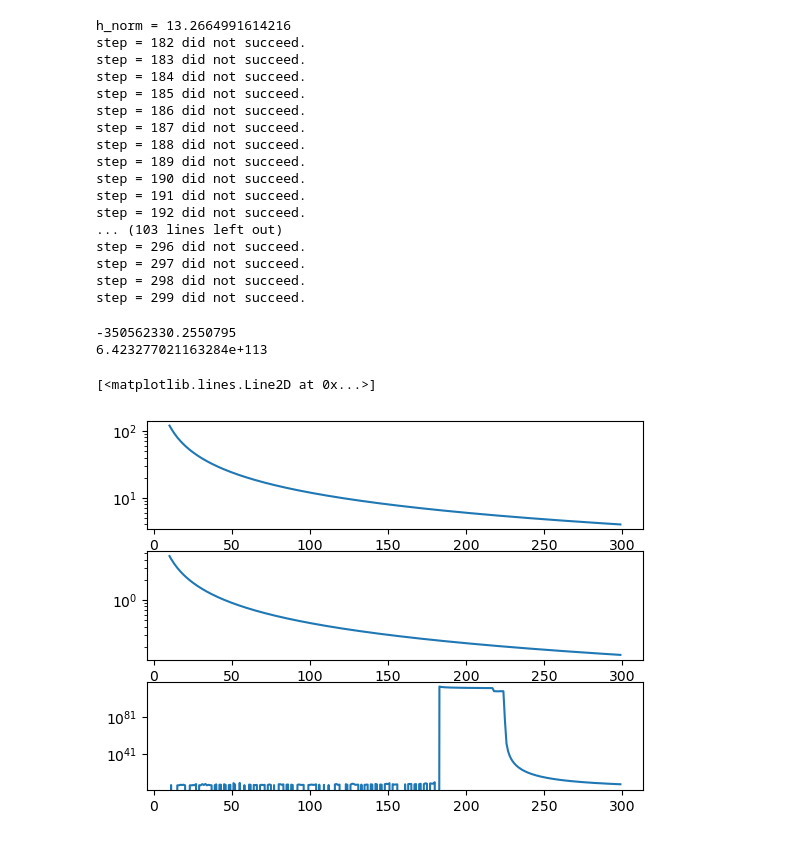
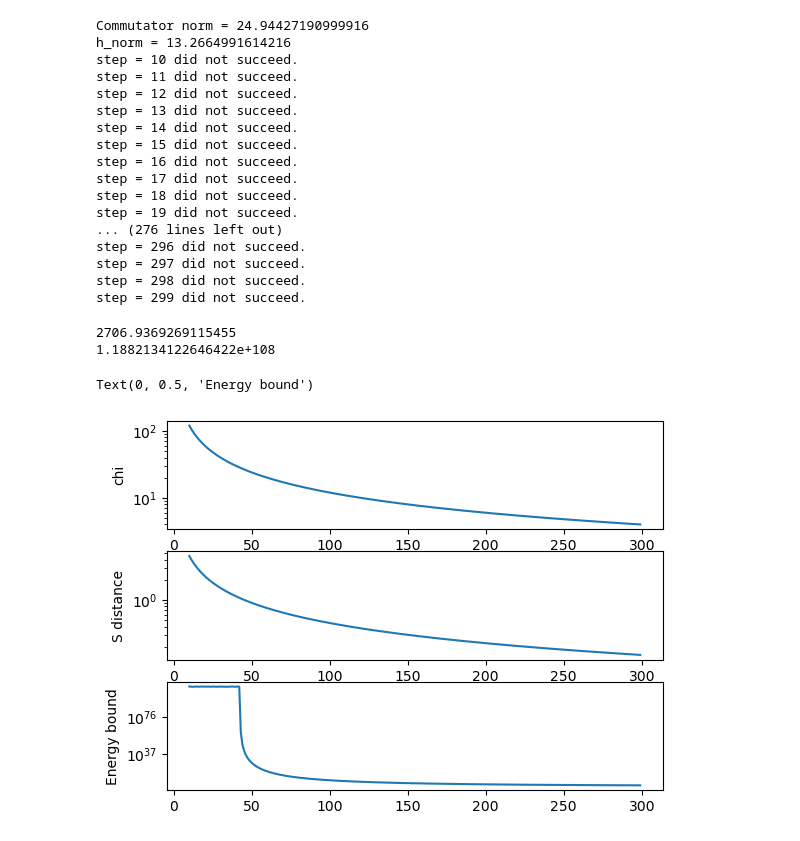
Before and after one commit to rmlarose/compare-vkp, a Jupyter notebook: hubbard_bound.ipynb, the cells around one changed output. Drawn from its saved outputs; the diff is of its cells as text; code cells hidden in the pictures.

Commit message:
Added penalty for negative values of the bound.

```diff
--- a/hubbard_bound.ipynb
+++ b/hubbard_bound.ipynb
@@ -69,6 +69,7 @@ ham_cirq = of.transforms.qubit_operator_to_pauli_sum(ham)
 groups = [[p] for p in ham_cirq]
 groups_of = to_groups_of(groups)
 comm_norm = first_order_comm_norm(groups_of, nq)
+print(f"Commutator norm = {comm_norm}")
 h_norm = norm(of.linalg.get_sparse_operator(ham))
 print(f"h_norm = {h_norm}")
 
@@ -89,12 +90,18 @@ for step in steps:
     chis.append(chi)
     eps = s_distance
     zeta = 2.0 * d * (eps + s_distance)
-    gamma0_p = gamma0 - 2 * eps - 2.0 * s_distance
-    big_deltap = big_delta - chi / gamma0_p
+    # gamma0_p = gamma0 - 2 * eps - 2.0 * s_distance
+    gamma0_p = gamma0
+    # big_deltap = big_delta - chi / gamma0_p
+    big_deltap = big_delta
 
     def bound_callback(v):
         """Evaluates bound for v=(delta, deltap)"""
-        return bound(d, chi, zeta, gamma0_p, h_norm, v[0], v[1], big_deltap)
+        trial_bound = bound(d, chi, zeta, gamma0_p, h_norm, v[0], v[1], big_deltap)
+        if trial_bound > 0:
+            return trial_bound
+        else:
+            return -trial_bound * 1e15
 
     def delta_constraint(v):
         if big_deltap > 0.0:
@@ -102,10 +109,11 @@ for step in steps:
         else:
             return big_delta - v[1]
 
-    if big_deltap > 0:
-        v0 = np.array([big_deltap / 2, big_deltap])
-    else:
-        v0 = np.array([big_delta / 2, big_delta])
+    # if big_deltap > 0:
+    #     v0 = np.array([big_deltap / 2, big_deltap])
+    # else:
+    #     v0 = np.array([big_delta / 2, big_delta])
+    v0 = np.array([big_delta, big_delta + chi / gamma0_p - 0.01])
     result = minimize(
         bound_callback,
         v0,
@@ -119,21 +127,26 @@ for step in steps:
     )
     if not result.success:
         print(f"step = {step} did not succeed.")
-    bounds.append(result.fun)
+    min_bound = result.fun
+    # if min_bound < bound_callback(v0):
+    #     bounds.append(min_bound)
+    # else:
+    #     bounds.append(bound_callback(v0))
+    bounds.append(min_bound)
 # %% [output]
+Commutator norm = 24.94427190999916
 h_norm = 13.2664991614216
-step = 182 did not succeed.
-step = 183 did not succeed.
-step = 184 did not succeed.
-step = 185 did not succeed.
-step = 186 did not succeed.
-step = 187 did not succeed.
-step = 188 did not succeed.
-step = 189 did not succeed.
-step = 190 did not succeed.
-step = 191 did not succeed.
-step = 192 did not succeed.
-... (103 lines left out)
+step = 10 did not succeed.
+step = 11 did not succeed.
+step = 12 did not succeed.
+step = 13 did not succeed.
+step = 14 did not succeed.
+step = 15 did not succeed.
+step = 16 did not succeed.
+step = 17 did not succeed.
+step = 18 did not succeed.
+step = 19 did not succeed.
+... (276 lines left out)
 step = 296 did not succeed.
 step = 297 did not succeed.
 step = 298 did not succeed.
@@ -142,15 +155,18 @@ step = 299 did not succeed.
 print(np.min(bounds))
 print(np.max(bounds))
 # %% [output]
--350562330.2550795
-6.423277021163284e+113
+2706.9369269115455
+1.1882134122646422e+108
 # %%
 fig, axs = plt.subplots(3, 1)
 for ax in axs:
     ax.set_yscale("log")
 axs[0].plot(steps, chis)
+axs[0].set_ylabel("chi")
 axs[1].plot(steps, s_distances)
+axs[1].set_ylabel("S distance")
 axs[2].plot(steps, bounds)
+axs[2].set_ylabel("Energy bound")
 # %% [output]
-[<matplotlib.lines.Line2D at 0x...>]
+Text(0, 0.5, 'Energy bound')
-[figure, old version]
+[figure, new version]
```
